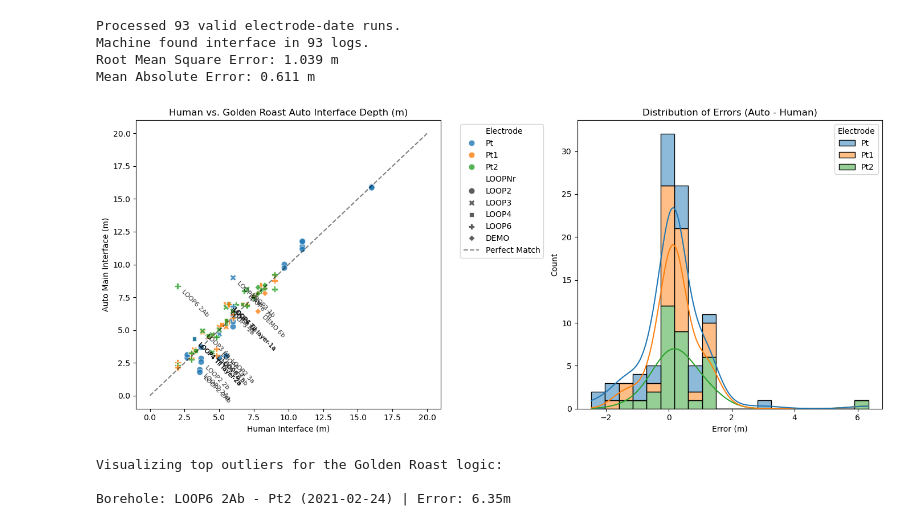
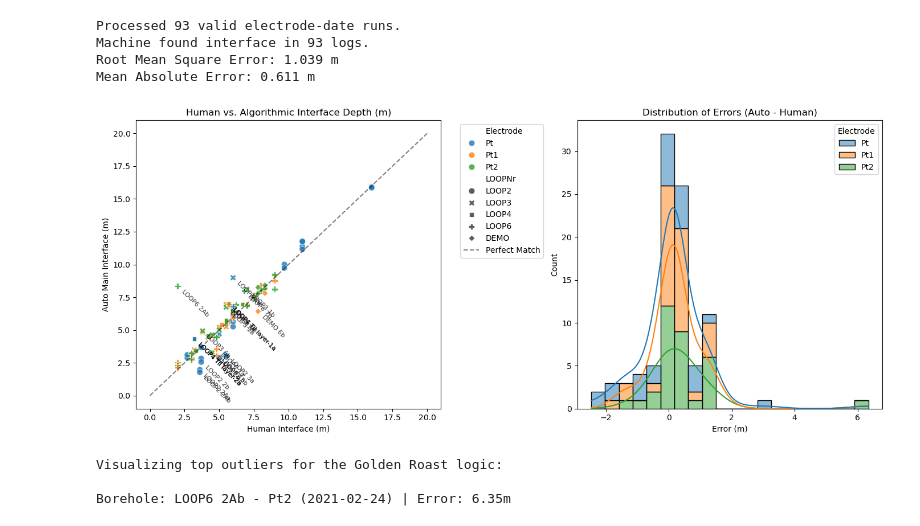
Before and after one commit to ivanyvela/LOOP_DEMO_OPENSC, a Jupyter notebook: Interface_Detection/Automated_vs_Human_Stats.ipynb, the cells around one changed output. Saved outputs shown, nothing was run; the diff lists cells and outputs as text; code cells hidden in the pictures.

```diff
--- a/Interface_Detection/Automated_vs_Human_Stats.ipynb
+++ b/Interface_Detection/Automated_vs_Human_Stats.ipynb
@@ -300,35 +300,35 @@ Mean Absolute Error: 0.611 m
 # Visualization 1: Scatterplot Human vs Auto
 plt.figure(figsize=(14, 6))
 
 plt.subplot(1, 2, 1)
 sns.scatterplot(data=df_results_clean, x='Human_Interface', y='Auto_Interface', hue='Electrode', style='LOOPNr', s=60, alpha=0.8)
 plt.plot([0, 20], [0, 20], 'k--', alpha=0.5, label='Perfect Match')
 
 annotation_threshold = rmse
 outliers = df_results_clean[df_results_clean['Error'].abs() > annotation_threshold]
 for idx, row in outliers.iterrows():
     plt.text(row['Human_Interface'] + 0.2, row['Auto_Interface'] - 0.2,
              f"{row['LOOPNr']} {row['ID']}",
              horizontalalignment='left',
              verticalalignment='top',
              fontsize=8,
              alpha=0.8,
              rotation=-45)
 
-plt.title('Human vs. Golden Roast Auto Interface Depth (m)')
+plt.title('Human vs. Algorithmic Interface Depth (m)')
 plt.xlabel('Human Interface (m)')
 plt.ylabel('Auto Main Interface (m)')
 plt.legend(bbox_to_anchor=(1.05, 1), loc='upper left')
 
 plt.subplot(1, 2, 2)
 sns.histplot(data=df_results_clean, x='Error', hue='Electrode', multiple='stack', kde=True)
 plt.title('Distribution of Errors (Auto - Human)')
 plt.xlabel('Error (m)')
 
 plt.tight_layout()
 plt.show()
 # %% [output]
-[figure, old version]
+[figure, new version]
 # %%
 # Detailed Review of Outliers
 df_results_clean["Abs_Error"] = df_results_clean["Error"].abs()
```
Also changed, not shown: 1 other file.
